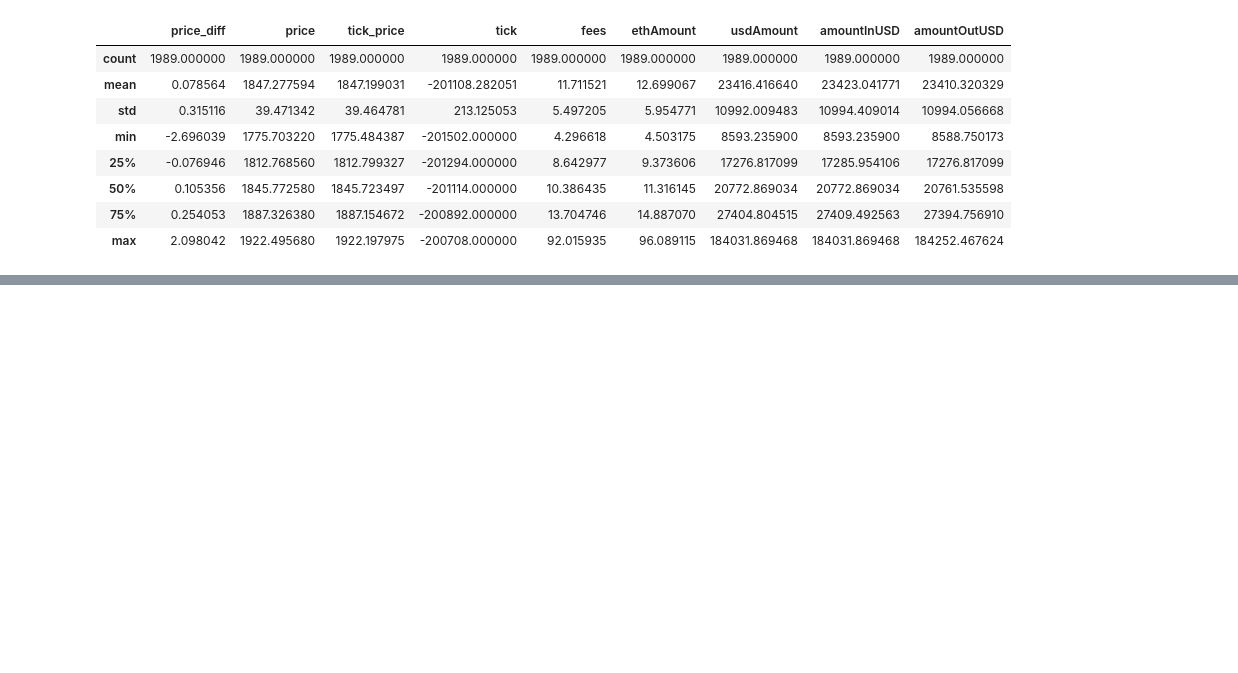
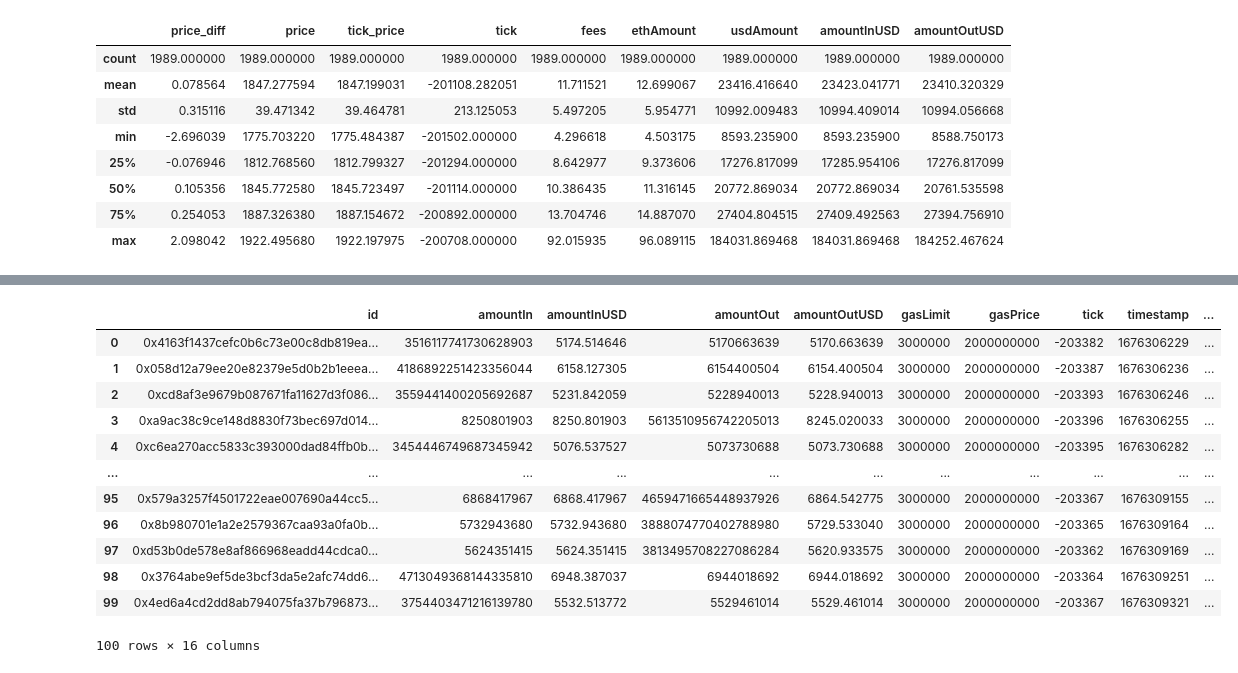
Before and after one commit to zhant09/uniswap-v3-analysis, a Jupyter notebook: notebooks/dex_cex_analysis.ipynb, the cells around one changed output, grey strips where cells are left out. Drawn from its saved outputs; the diff is of its cells as text; code cells hidden in the pictures; blank space fills up the shorter version.

```diff
--- a/notebooks/dex_cex_analysis.ipynb
+++ b/notebooks/dex_cex_analysis.ipynb
@@ -912,0 +975,16 @@ swap_query = """
+# %%
+user_df.head(100)
+# %% [output]
+|  | id | amountIn | amountInUSD | amountOut | amountOutUSD | gasLimit | gasPrice | tick | timestamp | ... |
+| 0 | 0x4163f1437cefc0b6c73e00c8db819ea... | 3516117741730628903 | 5174.514646 | 5170663639 | 5170.663639 | 3000000 | 2000000000 | -203382 | 1676306229 | ... |
+| 1 | 0x058d12a79ee20e82379e5d0b2b1eeea... | 4186892251423356044 | 6158.127305 | 6154400504 | 6154.400504 | 3000000 | 2000000000 | -203387 | 1676306236 | ... |
+| 2 | 0xcd8af3e9679b087671fa11627d3f086... | 3559441400205692687 | 5231.842059 | 5228940013 | 5228.940013 | 3000000 | 2000000000 | -203393 | 1676306246 | ... |
+| 3 | 0xa9ac38c9ce148d8830f73bec697d014... | 8250801903 | 8250.801903 | 5613510956742205013 | 8245.020033 | 3000000 | 2000000000 | -203396 | 1676306255 | ... |
+| 4 | 0xc6ea270acc5833c393000dad84ffb0b... | 3454446749687345942 | 5076.537527 | 5073730688 | 5073.730688 | 3000000 | 2000000000 | -203395 | 1676306282 | ... |
+| ... | ... | ... | ... | ... | ... | ... | ... | ... | ... | ... |
+| 95 | 0x579a3257f4501722eae007690a44cc5... | 6868417967 | 6868.417967 | 4659471665448937926 | 6864.542775 | 3000000 | 2000000000 | -203367 | 1676309155 | ... |
+| 96 | 0x8b980701e1a2e2579367caa93a0fa0b... | 5732943680 | 5732.943680 | 3888074770402788980 | 5729.533040 | 3000000 | 2000000000 | -203365 | 1676309164 | ... |
+| 97 | 0xd53b0de578e8af866968eadd44cdca0... | 5624351415 | 5624.351415 | 3813495708227086284 | 5620.933575 | 3000000 | 2000000000 | -203362 | 1676309169 | ... |
+| 98 | 0x3764abe9ef5de3bcf3da5e2afc74dd6... | 4713049368144335810 | 6948.387037 | 6944018692 | 6944.018692 | 3000000 | 2000000000 | -203364 | 1676309251 | ... |
+| 99 | 0x4ed6a4cd2dd8ab794075fa37b796873... | 3754403471216139780 | 5532.513772 | 5529461014 | 5529.461014 | 3000000 | 2000000000 | -203367 | 1676309321 | ... |
+100 rows × 16 columns
```
Also changed, not shown: parts of 14 cells of this notebook, 1 other file.
